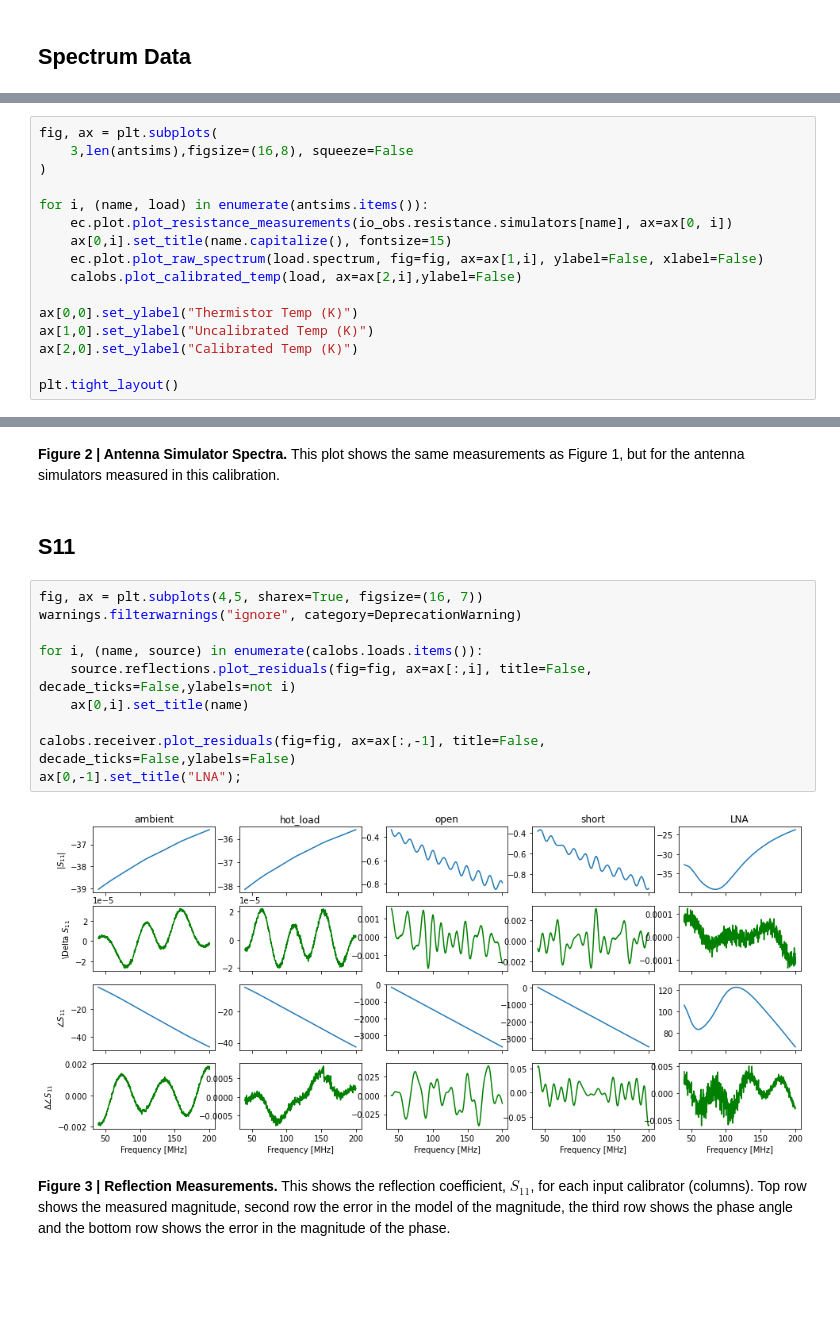
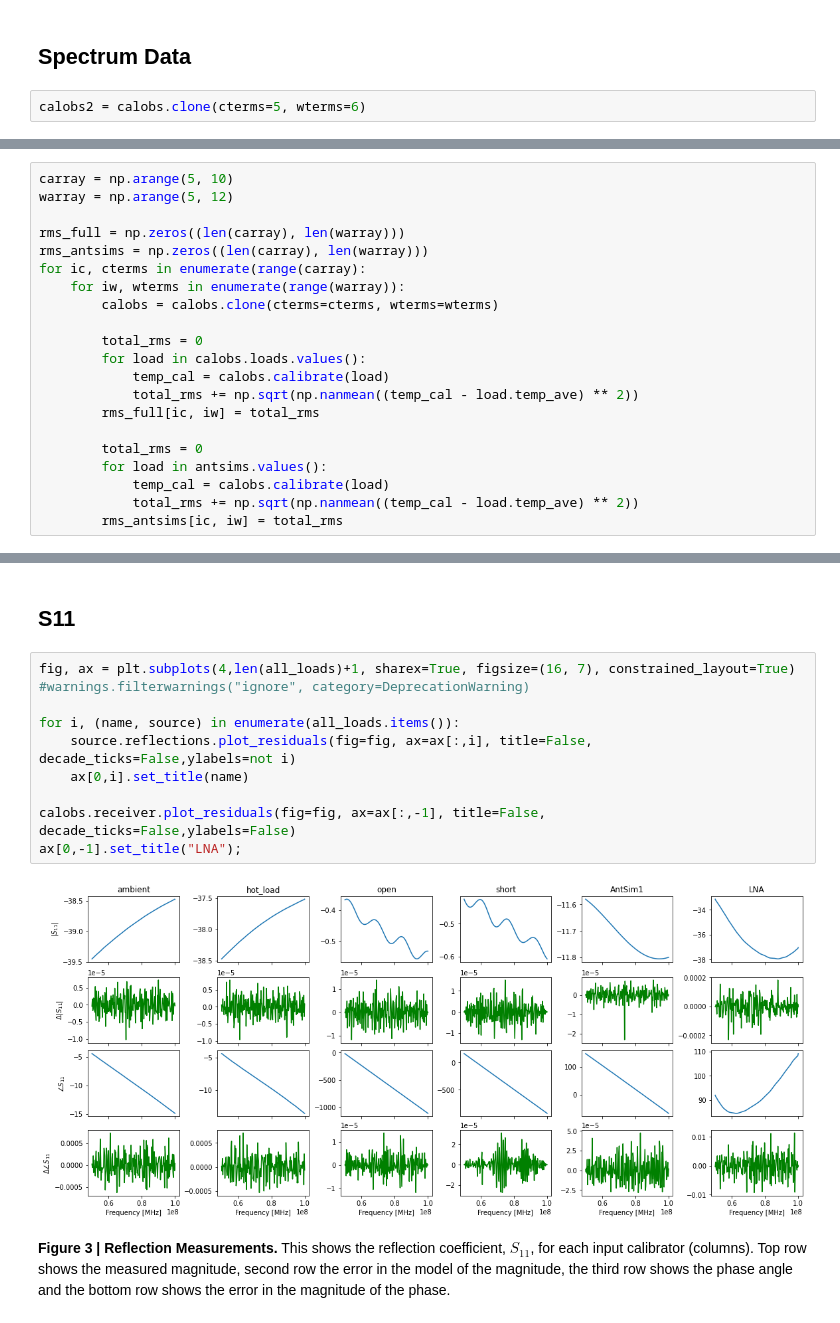
Before and after one commit to edges-collab/edges-cal, a Jupyter notebook: src/edges_cal/notebooks/calibrate-observation.ipynb, the cells around one changed output, grey strips where cells are left out. Saved outputs shown, nothing was run; the diff lists cells and outputs as text; blank space fills up the shorter version.

```diff
--- a/src/edges_cal/notebooks/calibrate-observation.ipynb
+++ b/src/edges_cal/notebooks/calibrate-observation.ipynb
@@ -92,4 +218,6 @@ Antenna Simulators Available: AntSim2
 # %% [markdown]
 ## Spectrum Data
+# %%
+calobs2 = calobs.clone(cterms=5, wterms=6)
 # %%
 fig, ax = plt.subplots(
@@ -128,0 +236,21 @@ plt.tight_layout()
+# %%
+carray = np.arange(5, 10)
+warray = np.arange(5, 12)
+
+rms_full = np.zeros((len(carray), len(warray)))
+rms_antsims = np.zeros((len(carray), len(warray)))
+for ic, cterms in enumerate(range(carray):
+    for iw, wterms in enumerate(range(warray)):
+        calobs = calobs.clone(cterms=cterms, wterms=wterms)
+
+        total_rms = 0
+        for load in calobs.loads.values():
+            temp_cal = calobs.calibrate(load)
+            total_rms += np.sqrt(np.nanmean((temp_cal - load.temp_ave) ** 2))
+        rms_full[ic, iw] = total_rms
+
+        total_rms = 0
+        for load in antsims.values():
+            temp_cal = calobs.calibrate(load)
+            total_rms += np.sqrt(np.nanmean((temp_cal - load.temp_ave) ** 2))
+        rms_antsims[ic, iw] = total_rms
@@ -131,16 +351,0 @@ plt.tight_layout()
-# %%
-fig, ax = plt.subplots(
-    3,len(antsims),figsize=(16,8), squeeze=False
-)
-
-for i, (name, load) in enumerate(antsims.items()):
-    ec.plot.plot_resistance_measurements(io_obs.resistance.simulators[name], ax=ax[0, i])
-    ax[0,i].set_title(name.capitalize(), fontsize=15)
-    ec.plot.plot_raw_spectrum(load.spectrum, fig=fig, ax=ax[1,i], ylabel=False, xlabel=False)
-    calobs.plot_calibrated_temp(load, ax=ax[2,i],ylabel=False)
-
-ax[0,0].set_ylabel("Thermistor Temp (K)")
-ax[1,0].set_ylabel("Uncalibrated Temp (K)")
-ax[2,0].set_ylabel("Calibrated Temp (K)")
-
-plt.tight_layout()
@@ -149,18 +352,16 @@ plt.tight_layout()
-# %% [markdown]
-**Figure 2 | Antenna Simulator Spectra.** This plot shows the same measurements as Figure 1, but for the antenna simulators measured in this calibration.
 # %% [markdown]
 ## S11
 # %%
-fig, ax = plt.subplots(4,5, sharex=True, figsize=(16, 7))
-warnings.filterwarnings("ignore", category=DeprecationWarning)
+fig, ax = plt.subplots(4,len(all_loads)+1, sharex=True, figsize=(16, 7), constrained_layout=True)
+#warnings.filterwarnings("ignore", category=DeprecationWarning)
 
-for i, (name, source) in enumerate(calobs.loads.items()):
+for i, (name, source) in enumerate(all_loads.items()):
     source.reflections.plot_residuals(fig=fig, ax=ax[:,i], title=False, decade_ticks=False,ylabels=not i)
     ax[0,i].set_title(name)
 
 calobs.receiver.plot_residuals(fig=fig, ax=ax[:,-1], title=False, decade_ticks=False,ylabels=False)
 ax[0,-1].set_title("LNA");
 # %% [output]
-[figure, old version]
+[figure, new version]
 # %% [markdown]
 **Figure 3 | Reflection Measurements.** This shows the reflection coefficient, $S_{11}$, for each input calibrator (columns). Top row shows the measured magnitude, second row the error in the model of the magnitude, the third row shows the phase angle and the bottom row shows the error in the magnitude of the phase.
```
Also changed, not shown: parts of 31 cells of this notebook, 7 other files.
